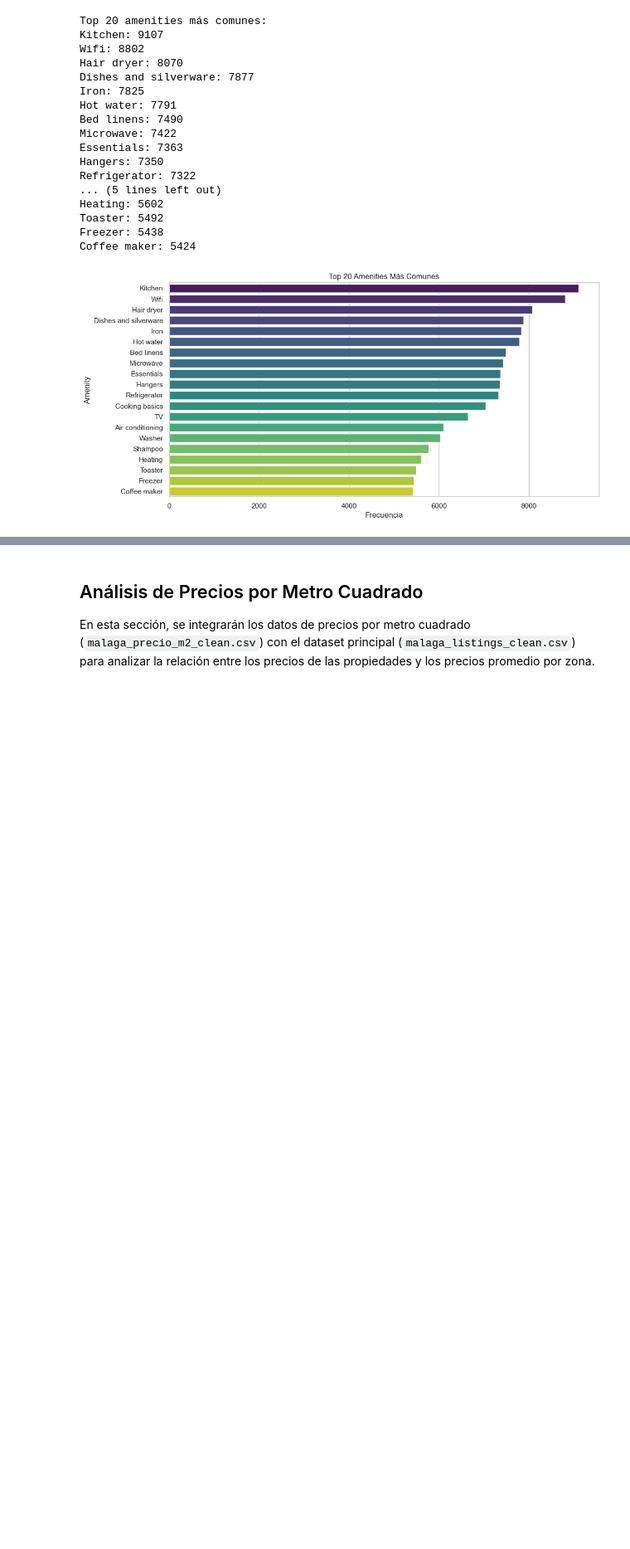
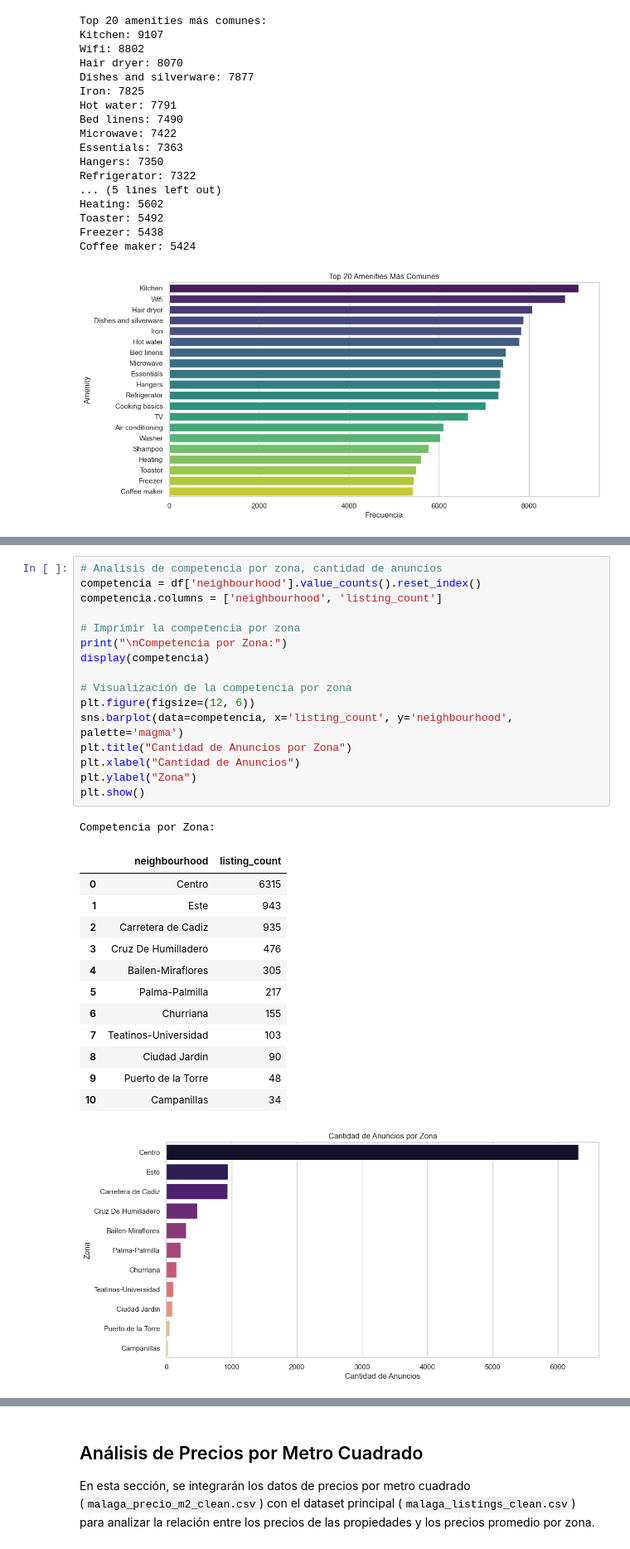
Before and after one commit to vfpomer/Analisis-de-inversion-inmobiliario, a Jupyter notebook: notebooks/malaga_eda.ipynb, the cells around one changed output, grey strips where cells are left out. Shown at 83% size. Saved outputs shown, nothing was run; the diff lists cells and outputs as text; blank space fills up the shorter version.

Commit message:
update
include keypoints and graphic explanations

```diff
--- a/notebooks/malaga_eda.ipynb
+++ b/notebooks/malaga_eda.ipynb
@@ -420,0 +428,31 @@ La matriz de correlación revela las siguientes relaciones clave:
+# %%
+# Analisis de competencia por zona, cantidad de anuncios
+competencia = df['neighbourhood'].value_counts().reset_index()
+competencia.columns = ['neighbourhood', 'listing_count']
+
+# Imprimir la competencia por zona
+print("\nCompetencia por Zona:")
+display(competencia)
+
+# Visualización de la competencia por zona
+plt.figure(figsize=(12, 6))
+sns.barplot(data=competencia, x='listing_count', y='neighbourhood', palette='magma')
+plt.title("Cantidad de Anuncios por Zona")
+plt.xlabel("Cantidad de Anuncios")
+plt.ylabel("Zona")
+plt.show()
+# %% [output]
+Competencia por Zona:
+|  | neighbourhood | listing_count |
+| 0 | Centro | 6315 |
+| 1 | Este | 943 |
+| 2 | Carretera de Cadiz | 935 |
+| 3 | Cruz De Humilladero | 476 |
+| 4 | Bailen-Miraflores | 305 |
+| 5 | Palma-Palmilla | 217 |
+| 6 | Churriana | 155 |
+| 7 | Teatinos-Universidad | 103 |
+| 8 | Ciudad Jardin | 90 |
+| 9 | Puerto de la Torre | 48 |
+| 10 | Campanillas | 34 |
+[figure, added]
```
Also changed, not shown: parts of 8 cells of this notebook, 3 other files.
